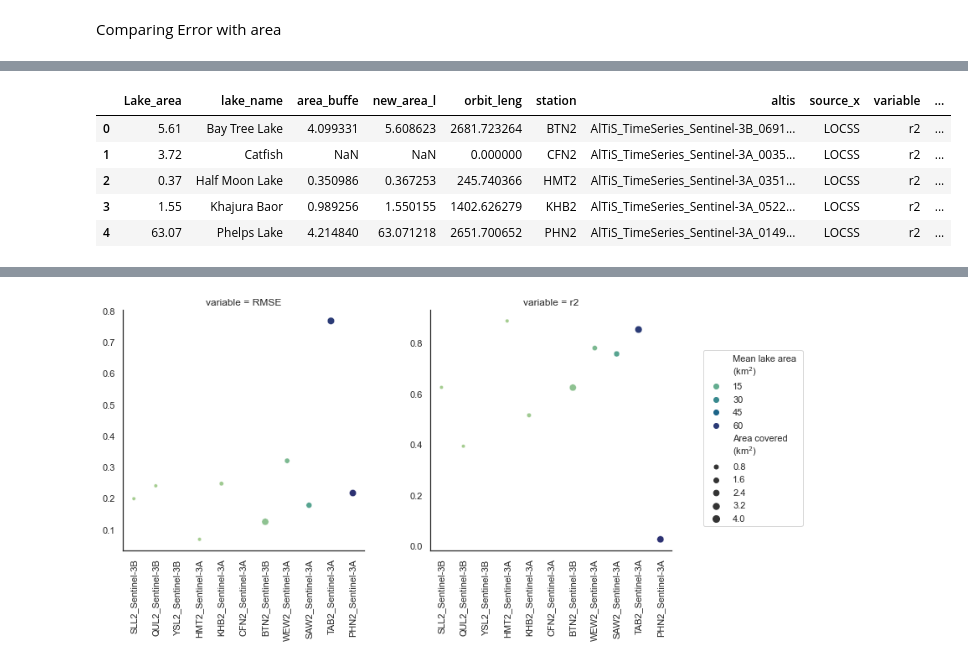
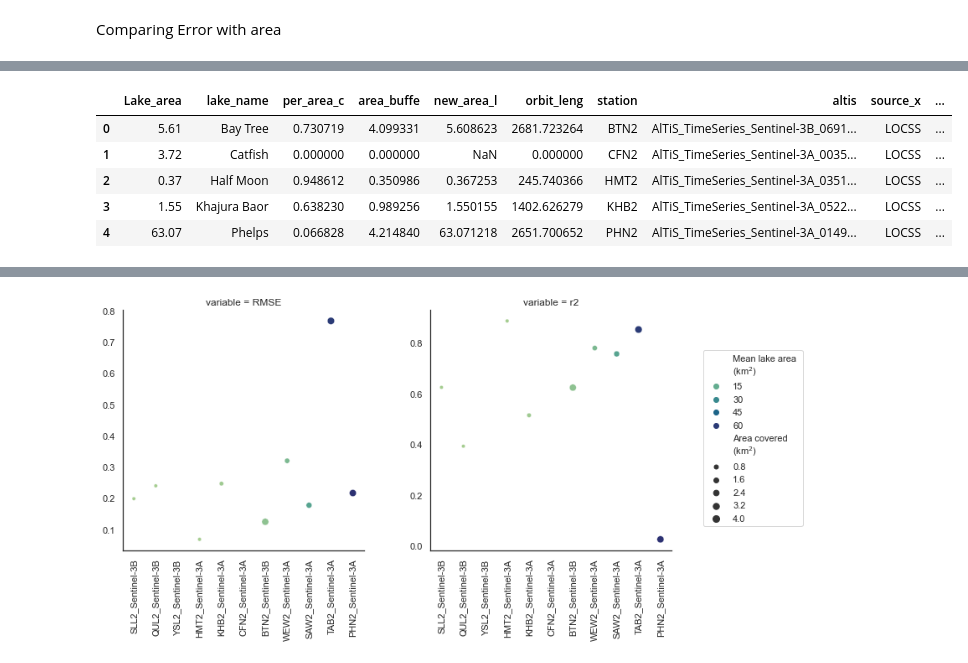
Before and after one commit to anmagomez/radar_altimetry_eval, a Jupyter notebook: src/rapid_request.ipynb, the cells around one changed output, grey strips where cells are left out. Saved outputs shown, nothing was run; the diff lists cells and outputs as text; code cells hidden in the pictures.

```diff
--- a/src/rapid_request.ipynb
+++ b/src/rapid_request.ipynb
@@ -1134,9 +1134,11 @@ path_win='../data/area_orbits_in_lakes/area_orbits_in_lakes_single.shp'
 
 df_shp_lenghts=gpd.read_file(path_win)
 df_shp_lenghts.head()
-path_results='../data/results/comparison_ALL_20220524_16_43.csv'
+path_results='../data/results/comparison_ALL_20220525_17_38.csv'
 
 df_results=pd.read_csv(path_results)
-print(df_results.head())
-df_shp_lenghts.head()
+# print(df_results.head())
+# df_shp_lenghts.head()
+ic(df_results.columns)
+ic(df_shp_lenghts.columns)
 # %% [output]
@@ -1170,12 +1180,17 @@ df_merged.shape
 df_merged.loc[df_merged['station']=='CFN2','orbit_leng' ]=0
 df_merged.loc[df_merged['station']=='CFN2','lake_name' ]='Catfish'
 df_merged.loc[df_merged['station']=='CFN2','Lake_area' ]=3.72
+df_merged.loc[df_merged['station']=='CFN2','area_buffe' ]=0
 df_merged.loc[df_merged['station']=='YSL2','orbit_leng' ]=0
 df_merged.loc[df_merged['station']=='YSL2','lake_name' ]='Grays'
 df_merged.loc[df_merged['station']=='YSL2','Lake_area' ]=0.27
+df_merged.loc[df_merged['station']=='YSL2','area_buffe' ]=0
 
 #Exclude RAW2
 df_merged=df_merged.loc[df_merged['gauge_id']!='RAW2']
+df_merged['per_area_c']=df_merged['area_buffe']/df_merged['Lake_area']
 
-df_merged[['station','lake_name','orbit_leng','Lake_area']]
+#Format all the names
+df_merged['lake_name']=df_merged['lake_name'].str.replace('Lake', '')
+df_merged[['station','lake_name','orbit_leng','Lake_area', 'R', 'per_area_c']]
 # %% [output]
@@ -1194,18 +1209,18 @@ df_merged[['station','lake_name','orbit_leng','Lake_area']]
 # %%
-cols=['Lake_area','lake_name','area_buffe','new_area_l','orbit_leng','station','altis','source_x','r2', 'NSF','RMSE', 'APL', 'VE', 'n_obs']
+cols=['Lake_area','lake_name','area_buffe','new_area_l','orbit_leng','station','altis','per_area_c','source_x','R', 'NSF','RMSE', 'APL', 'VE', 'n_obs']
 
-df_t=pd.melt(df_merged[cols], id_vars=['Lake_area','lake_name','area_buffe','new_area_l','orbit_leng','station','altis', 'source_x'],
-             value_vars=['r2', 'NSF','RMSE', 'APL', 'VE', 'n_obs'], ignore_index=True)
+df_t=pd.melt(df_merged[cols], id_vars=['Lake_area','lake_name','per_area_c','area_buffe','new_area_l','orbit_leng','station','altis', 'source_x'],
+             value_vars=['R', 'NSF','RMSE', 'APL', 'VE', 'n_obs'], ignore_index=True)
 df_t['mission']=[x.split('_')[2] for x in df_t['altis']]
 
 df_t.head()
 # %% [output]
-|  | Lake_area | lake_name | area_buffe | new_area_l | orbit_leng | station | altis | source_x | variable | ... |
-| 0 | 5.61 | Bay Tree Lake | 4.099331 | 5.608623 | 2681.723264 | BTN2 | AlTiS_TimeSeries_Sentinel-3B_0691... | LOCSS | r2 | ... |
-| 1 | 3.72 | Catfish | NaN | NaN | 0.000000 | CFN2 | AlTiS_TimeSeries_Sentinel-3A_0035... | LOCSS | r2 | ... |
-| 2 | 0.37 | Half Moon Lake | 0.350986 | 0.367253 | 245.740366 | HMT2 | AlTiS_TimeSeries_Sentinel-3A_0351... | LOCSS | r2 | ... |
-| 3 | 1.55 | Khajura Baor | 0.989256 | 1.550155 | 1402.626279 | KHB2 | AlTiS_TimeSeries_Sentinel-3A_0522... | LOCSS | r2 | ... |
-| 4 | 63.07 | Phelps Lake | 4.214840 | 63.071218 | 2651.700652 | PHN2 | AlTiS_TimeSeries_Sentinel-3A_0149... | LOCSS | r2 | ... |
+|  | Lake_area | lake_name | per_area_c | area_buffe | new_area_l | orbit_leng | station | altis | source_x | ... |
+| 0 | 5.61 | Bay Tree | 0.730719 | 4.099331 | 5.608623 | 2681.723264 | BTN2 | AlTiS_TimeSeries_Sentinel-3B_0691... | LOCSS | ... |
+| 1 | 3.72 | Catfish | 0.000000 | 0.000000 | NaN | 0.000000 | CFN2 | AlTiS_TimeSeries_Sentinel-3A_0035... | LOCSS | ... |
+| 2 | 0.37 | Half Moon | 0.948612 | 0.350986 | 0.367253 | 245.740366 | HMT2 | AlTiS_TimeSeries_Sentinel-3A_0351... | LOCSS | ... |
+| 3 | 1.55 | Khajura Baor | 0.638230 | 0.989256 | 1.550155 | 1402.626279 | KHB2 | AlTiS_TimeSeries_Sentinel-3A_0522... | LOCSS | ... |
+| 4 | 63.07 | Phelps | 0.066828 | 4.214840 | 63.071218 | 2651.700652 | PHN2 | AlTiS_TimeSeries_Sentinel-3A_0149... | LOCSS | ... |
 # %%
 #Plot methods comparison metrics
 import seaborn as sns
```
Also changed, not shown: parts of 4 cells of this notebook.
